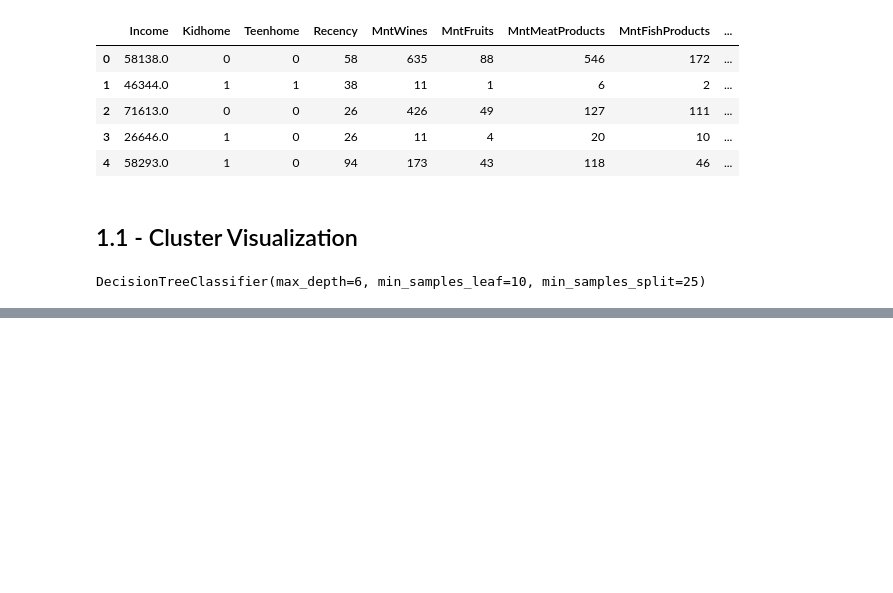
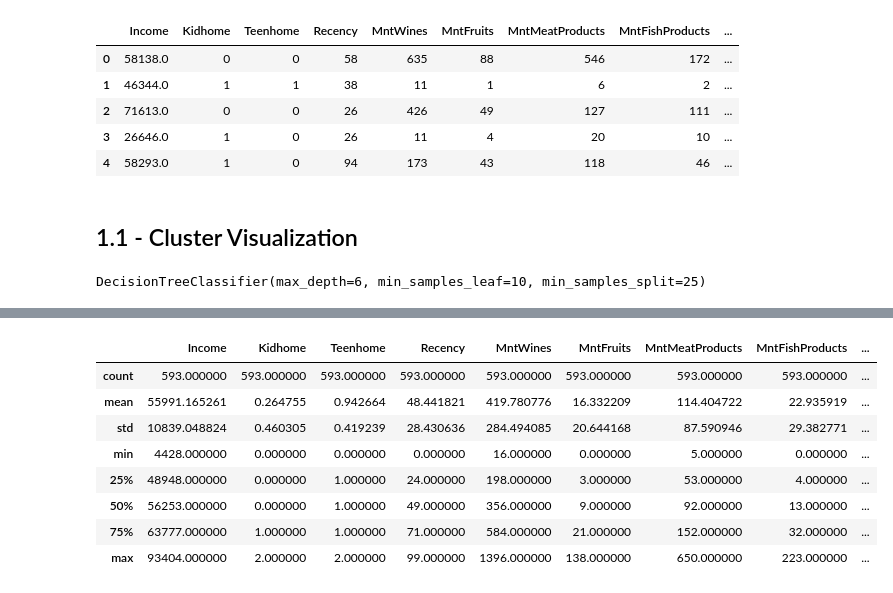
Before and after one commit to bert-bruno/case_miw, a Jupyter notebook: src/clustering.ipynb, the cells around one changed output, grey strips where cells are left out. Saved outputs shown, nothing was run; the diff lists cells and outputs as text; code cells hidden in the pictures; blank space fills up the shorter version.

```diff
--- a/src/clustering.ipynb
+++ b/src/clustering.ipynb
@@ -208,0 +332,13 @@ dataframe_dummy.to_csv('dataframe_clustered.csv')
+# %%
+# --- Cluster 3 Analysis --- #
+cluster_3.describe() # Displaying the statistics of cluster 3.
+# %% [output]
+|  | Income | Kidhome | Teenhome | Recency | MntWines | MntFruits | MntMeatProducts | MntFishProducts | ... |
+| count | 593.000000 | 593.000000 | 593.000000 | 593.000000 | 593.000000 | 593.000000 | 593.000000 | 593.000000 | ... |
+| mean | 55991.165261 | 0.264755 | 0.942664 | 48.441821 | 419.780776 | 16.332209 | 114.404722 | 22.935919 | ... |
+| std | 10839.048824 | 0.460305 | 0.419239 | 28.430636 | 284.494085 | 20.644168 | 87.590946 | 29.382771 | ... |
+| min | 4428.000000 | 0.000000 | 0.000000 | 0.000000 | 16.000000 | 0.000000 | 5.000000 | 0.000000 | ... |
+| 25% | 48948.000000 | 0.000000 | 1.000000 | 24.000000 | 198.000000 | 3.000000 | 53.000000 | 4.000000 | ... |
+| 50% | 56253.000000 | 0.000000 | 1.000000 | 49.000000 | 356.000000 | 9.000000 | 92.000000 | 13.000000 | ... |
+| 75% | 63777.000000 | 1.000000 | 1.000000 | 71.000000 | 584.000000 | 21.000000 | 152.000000 | 32.000000 | ... |
+| max | 93404.000000 | 2.000000 | 2.000000 | 99.000000 | 1396.000000 | 138.000000 | 650.000000 | 223.000000 | ... |
```
Also changed, not shown: parts of 12 cells of this notebook.
